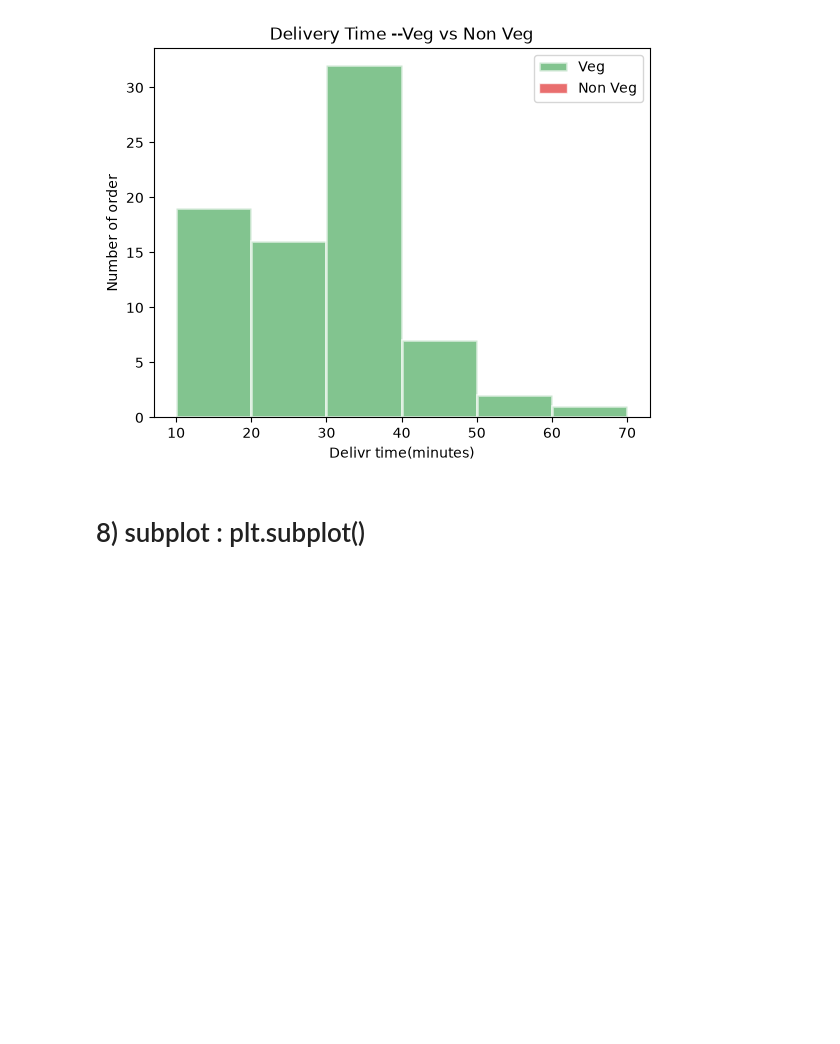
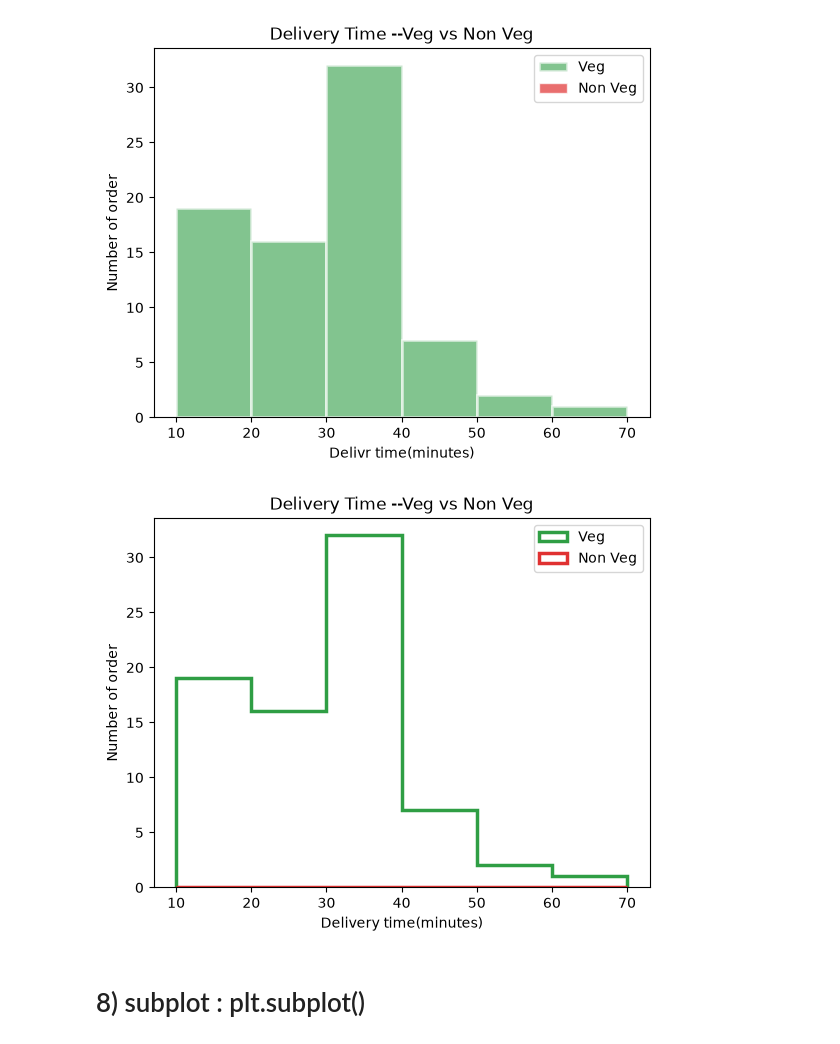
Before and after one commit to singh-amit-45/Data-Science, a Jupyter notebook: Libraries/Matplotlib/Matplotlib.ipynb, the cells around one changed output. Drawn from its saved outputs; the diff is of its cells as text; code cells hidden in the pictures; blank space fills up the shorter version.

```diff
--- a/Libraries/Matplotlib/Matplotlib.ipynb
+++ b/Libraries/Matplotlib/Matplotlib.ipynb
@@ -534,17 +534,19 @@ plt.show()
 # %% [output]
 [figure]
 # %%
-# edges = [10,20,30,40,50,60,70]
+edges = [10,20,30,40,50,60,70]
 veg = food[food['food_type'] == 'Veg']
-# nonveg = food[food['food_type'] == 'Non veg']
-# plt.hist(veg['delivery_time_min'].dropna(),bins=edges,histtype='step',linewidth=2.5,color='#2F9E44',label='Veg')
-# plt.hist(nonveg['delivery_time_min'].dropna(),bins=edges,histtype='step',linewidth=2.5,color='#E03131',label='Non Veg')
-# plt.xticks(edges)
-# plt.title('Delivery Time --Veg vs Non Veg')
-# plt.xlabel('Delivery time(minutes)')
-# plt.ylabel('Number of order')
-# plt.legend()
-# plt.show()
+nonveg = food[food['food_type'] == 'Non veg']
+plt.hist(veg['delivery_time_min'].dropna(),bins=edges,histtype='step',linewidth=2.5,color='#2F9E44',label='Veg')
+plt.hist(nonveg['delivery_time_min'].dropna(),bins=edges,histtype='step',linewidth=2.5,color='#E03131',label='Non Veg')
+plt.xticks(edges)
+plt.title('Delivery Time --Veg vs Non Veg')
+plt.xlabel('Delivery time(minutes)')
+plt.ylabel('Number of order')
+plt.legend()
+plt.show()
+# %% [output]
+[figure, added]
 # %% [markdown]
 # 8) subplot : plt.subplot()
 # %%
```
Also changed, not shown: parts of 3 cells of this notebook.
